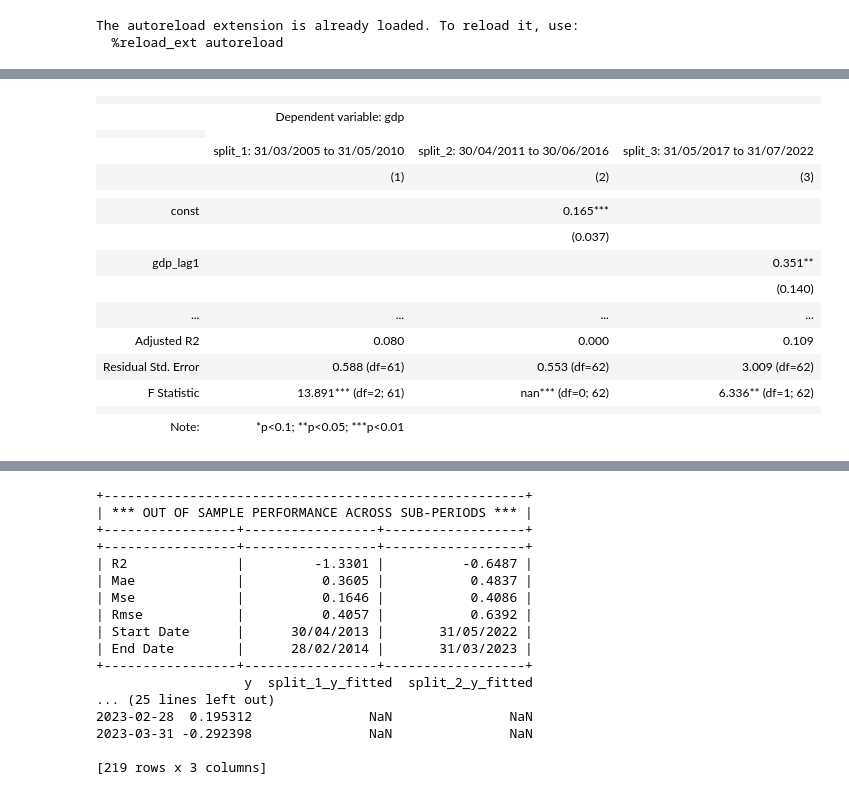
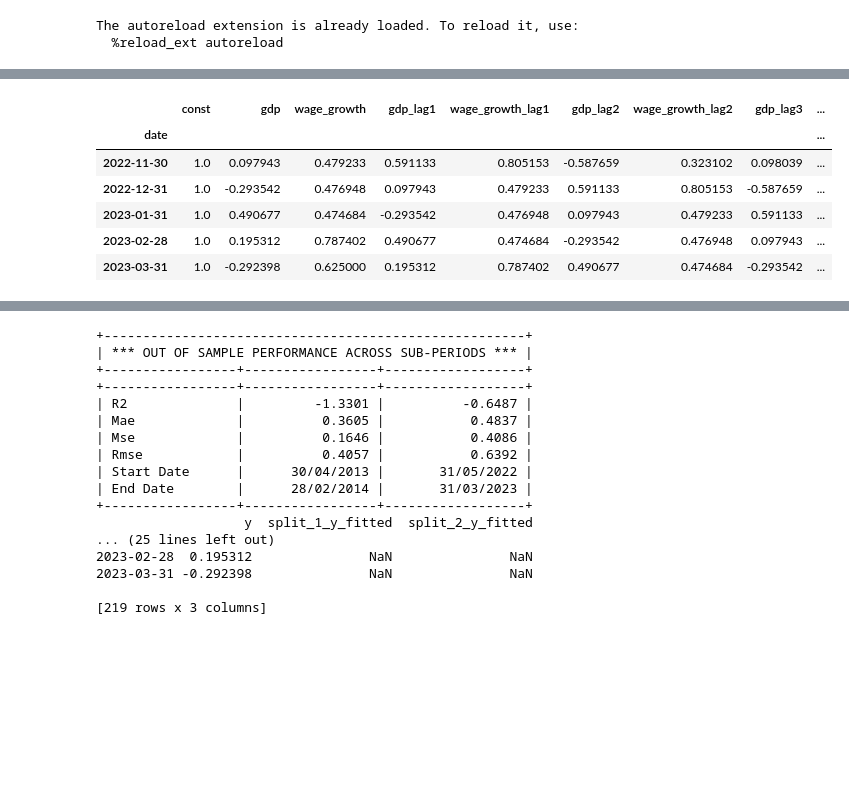
Before and after one commit to martinlyngerasmussen/auto_regressor, a Jupyter notebook: Code test.ipynb, the cells around one changed output, grey strips where cells are left out. Cells and saved outputs as stored; diff of their text form; code cells hidden in the pictures; blank space fills up the shorter version.

```diff
--- a/Code test.ipynb
+++ b/Code test.ipynb
@@ -77,20 +21,13 @@ df[1].plot()
-# %%
-df[2]
-# %% [output]
-|  |  |  |  |
-|  | Dependent variable: gdp |  |  |
-|  |
-|  | split_1: 31/03/2005 to 31/05/2010 | split_2: 30/04/2011 to 30/06/2016 | split_3: 31/05/2017 to 31/07/2022 |
-|  | (1) | (2) | (3) |
-|  |  |  |  |
-| const |  | 0.165*** |  |
-|  |  | (0.037) |  |
-| gdp_lag1 |  |  | 0.351** |
-|  |  |  | (0.140) |
-| ... | ... | ... | ... |
-| Adjusted R2 | 0.080 | 0.000 | 0.109 |
-| Residual Std. Error | 0.588 (df=61) | 0.553 (df=62) | 3.009 (df=62) |
-| F Statistic | 13.891*** (df=2; 61) | nan*** (df=0; 62) | 6.336** (df=1; 62) |
-|  |  |  |  |
-| Note: | *p<0.1; **p<0.05; ***p<0.01 |  |  |
+# %%
+full_df = full_df(file_location = "uk_data.csv", lags = 5)
+# %%
+full_df.tail()
+# %% [output]
+|  | const | gdp | wage_growth | gdp_lag1 | wage_growth_lag1 | gdp_lag2 | wage_growth_lag2 | gdp_lag3 | ... |
+| date |  |  |  |  |  |  |  |  | ... |
+| 2022-11-30 | 1.0 | 0.097943 | 0.479233 | 0.591133 | 0.805153 | -0.587659 | 0.323102 | 0.098039 | ... |
+| 2022-12-31 | 1.0 | -0.293542 | 0.476948 | 0.097943 | 0.479233 | 0.591133 | 0.805153 | -0.587659 | ... |
+| 2023-01-31 | 1.0 | 0.490677 | 0.474684 | -0.293542 | 0.476948 | 0.097943 | 0.479233 | 0.591133 | ... |
+| 2023-02-28 | 1.0 | 0.195312 | 0.787402 | 0.490677 | 0.474684 | -0.293542 | 0.476948 | 0.097943 | ... |
+| 2023-03-31 | 1.0 | -0.292398 | 0.625000 | 0.195312 | 0.787402 | 0.490677 | 0.474684 | -0.293542 | ... |
 # %%
```
Also changed, not shown: parts of 8 cells of this notebook, 2 other files.
